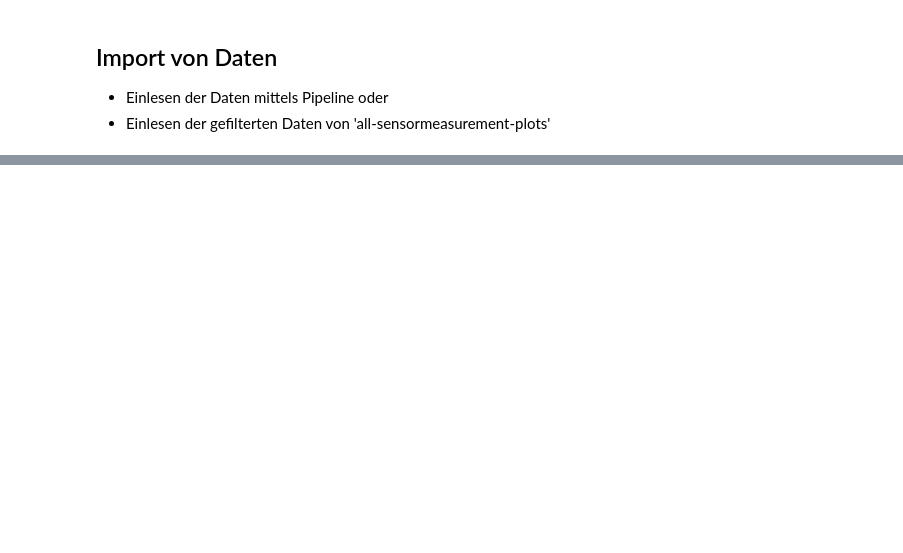
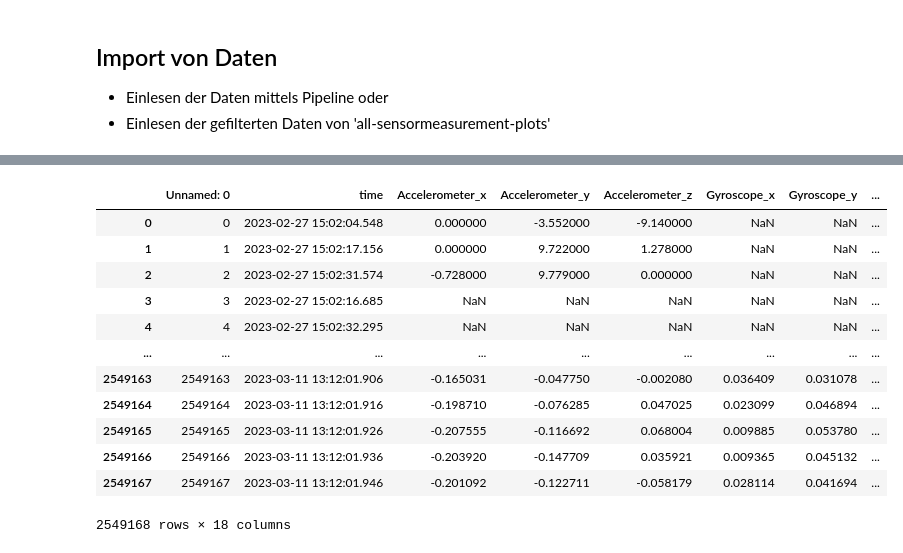
Before and after one commit to CDL1-Sensor/Sensor_Data-Wrangling-und-EDA, a Jupyter notebook: all-sensor-measurement-trim.ipynb, the cells around one changed output, grey strips where cells are left out. Drawn from its saved outputs; the diff is of its cells as text; code cells hidden in the pictures; blank space fills up the shorter version.

```diff
--- a/all-sensor-measurement-trim.ipynb
+++ b/all-sensor-measurement-trim.ipynb
@@ -76,0 +84,17 @@ shape: (1957948, 16)
+# %%
+data_all = pd.read_csv("Alle_Messungen.csv")
+data_all
+# %% [output]
+|  | Unnamed: 0 | time | Accelerometer_x | Accelerometer_y | Accelerometer_z | Gyroscope_x | Gyroscope_y | ... |
+| 0 | 0 | 2023-02-27 15:02:04.548 | 0.000000 | -3.552000 | -9.140000 | NaN | NaN | ... |
+| 1 | 1 | 2023-02-27 15:02:17.156 | 0.000000 | 9.722000 | 1.278000 | NaN | NaN | ... |
+| 2 | 2 | 2023-02-27 15:02:31.574 | -0.728000 | 9.779000 | 0.000000 | NaN | NaN | ... |
+| 3 | 3 | 2023-02-27 15:02:16.685 | NaN | NaN | NaN | NaN | NaN | ... |
+| 4 | 4 | 2023-02-27 15:02:32.295 | NaN | NaN | NaN | NaN | NaN | ... |
+| ... | ... | ... | ... | ... | ... | ... | ... | ... |
+| 2549163 | 2549163 | 2023-03-11 13:12:01.906 | -0.165031 | -0.047750 | -0.002080 | 0.036409 | 0.031078 | ... |
+| 2549164 | 2549164 | 2023-03-11 13:12:01.916 | -0.198710 | -0.076285 | 0.047025 | 0.023099 | 0.046894 | ... |
+| 2549165 | 2549165 | 2023-03-11 13:12:01.926 | -0.207555 | -0.116692 | 0.068004 | 0.009885 | 0.053780 | ... |
+| 2549166 | 2549166 | 2023-03-11 13:12:01.936 | -0.203920 | -0.147709 | 0.035921 | 0.009365 | 0.045132 | ... |
+| 2549167 | 2549167 | 2023-03-11 13:12:01.946 | -0.201092 | -0.122711 | -0.058179 | 0.028114 | 0.041694 | ... |
+2549168 rows × 18 columns
```
Also changed, not shown: parts of 5 cells of this notebook, 1 other file.
